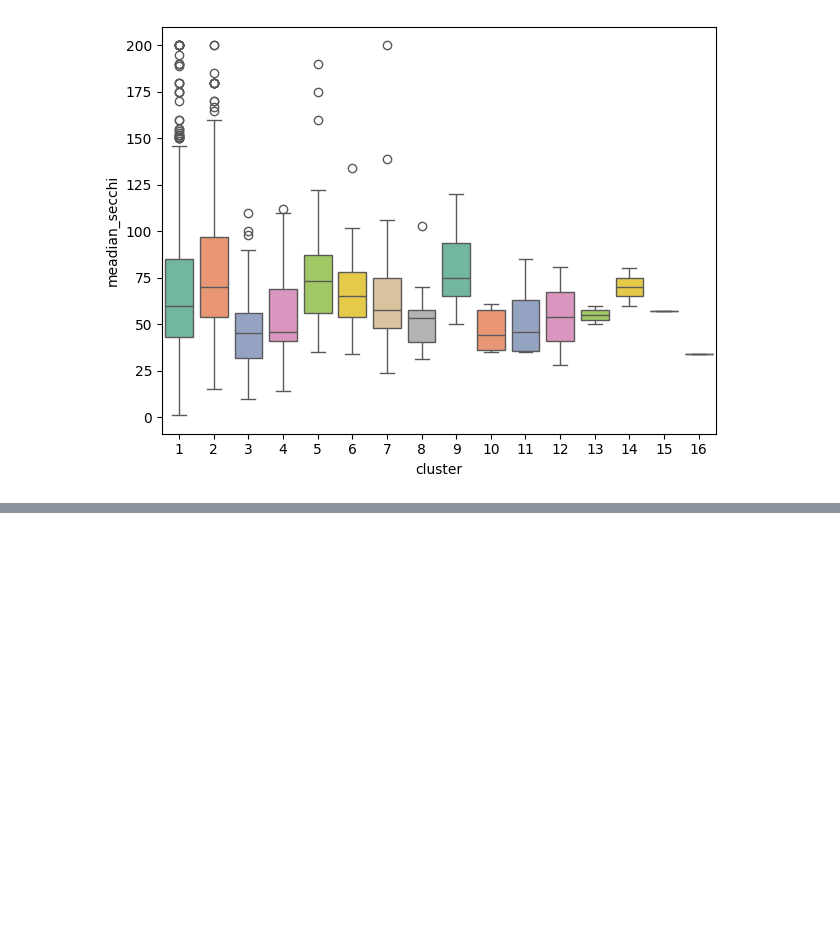
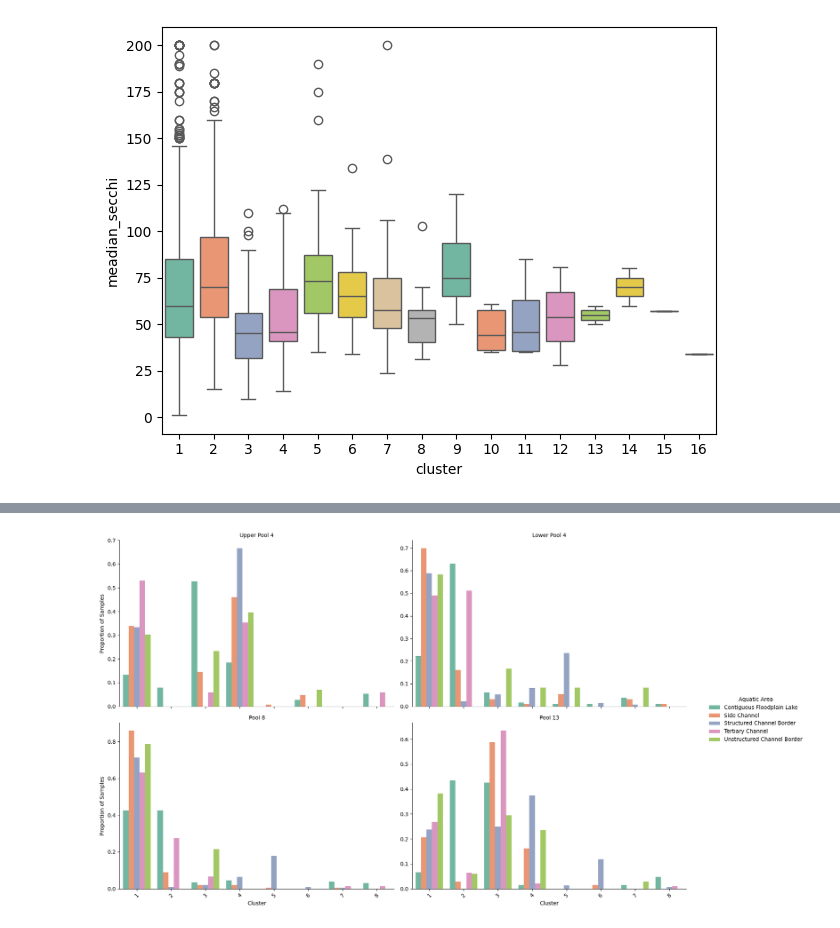
Before and after one commit to jppeirce/ltrm_fish, a Jupyter notebook: 4cluster_exploration.ipynb, the cells around one changed output, grey strips where cells are left out. Saved outputs shown, nothing was run; the diff lists cells and outputs as text; code cells hidden in the pictures; blank space fills up the shorter version.

```diff
--- a/4cluster_exploration.ipynb
+++ b/4cluster_exploration.ipynb
@@ -177,0 +223,45 @@ KeyError: 'AQUA_CODE_AA3'
+# %%
+highlight_clusters = [1, 2, 3, 4, 5, 6, 7, 8]
+
+pool_order = ["Upper Pool 4", "Lower Pool 4", "Pool 8", "Pool 13"]
+
+# Filter data to only include pools in pool_order and clusters 1-8
+df_plot = df_explore[(df_explore['mode_pool'].isin(pool_order)) &
+                      (df_explore['cluster'].isin(highlight_clusters))].copy()
+
+# Calculate proportion of samples in each cluster for each pool and aqua_desc combination
+prop_df = (df_plot.groupby(['mode_pool', 'mode_aqua_desc', 'cluster'])
+           .size()
+           .reset_index(name='count'))
+
+# Calculate total samples per pool and aqua_desc to get proportions
+totals = prop_df.groupby(['mode_pool', 'mode_aqua_desc'])['count'].transform('sum')
+prop_df['proportion'] = prop_df['count'] / totals
+
+# Set pool as categorical with specified order
+prop_df['mode_pool'] = pd.Categorical(prop_df['mode_pool'], categories=pool_order, ordered=True)
+
+# Set cluster as categorical with numerical order
+prop_df['cluster'] = pd.Categorical(prop_df['cluster'], categories=highlight_clusters, ordered=True)
+
+# Create FacetGrid
+g = sns.FacetGrid(prop_df, col='mode_pool', col_wrap=2,
+                  height=5, aspect=1.3, sharey=False)
+
+# Plot bars for each facet
+g.map_dataframe(sns.barplot, x='cluster', y='proportion', hue='mode_aqua_desc',
+                palette='Set2', dodge=True, order=highlight_clusters)
+
+# Customize
+g.set_axis_labels('Cluster', 'Proportion of Samples')
+g.set_titles(col_template='{col_name}')
+g.add_legend(title='Aquatic Area', bbox_to_anchor=(1.02, 0.5), loc='center left')
+
+# Rotate x-axis labels if needed
+for ax in g.axes.flat:
+    ax.tick_params(axis='x', rotation=45)
+
+plt.tight_layout()
+plt.show()
+# %% [output]
+[figure, added]
```
Also changed, not shown: parts of 5 cells of this notebook, 7 other files.
